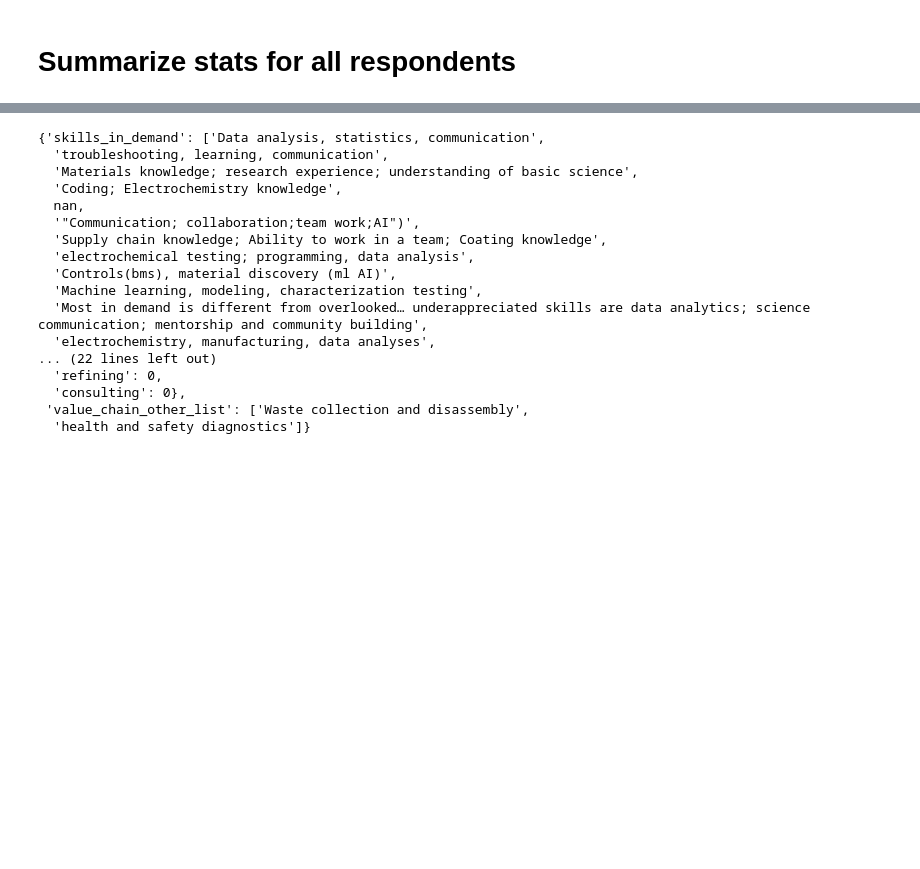
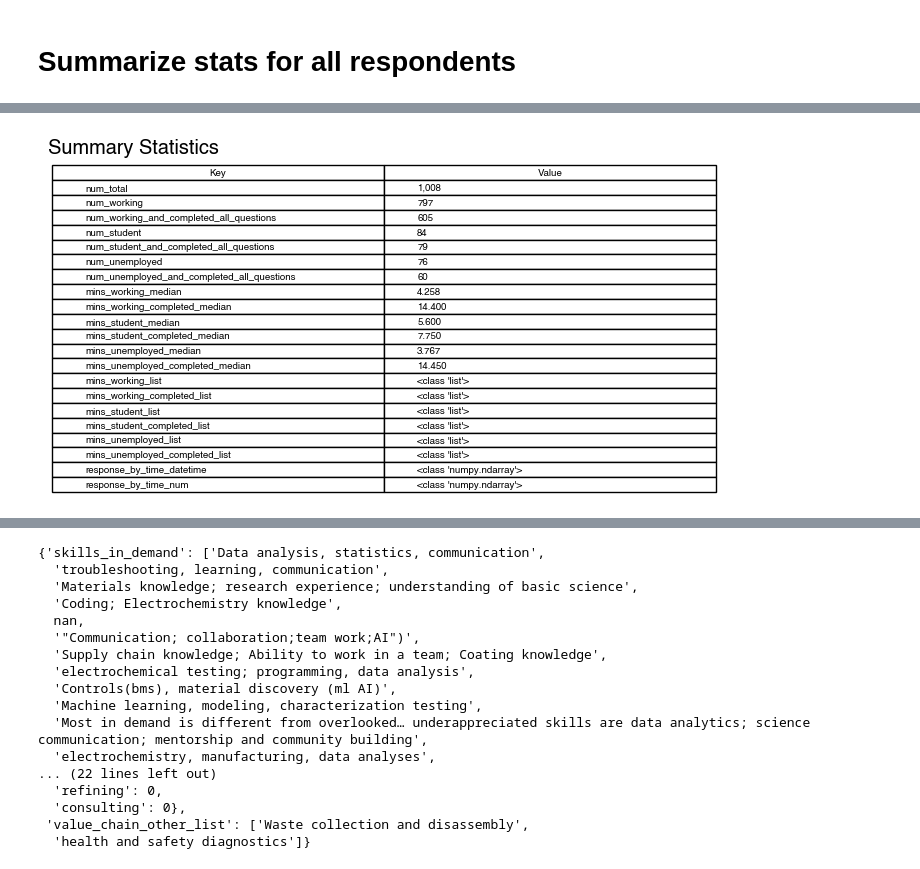
Before and after one commit to wengandrew/battery-talent-census, a Jupyter notebook: notebooks/explore_data.ipynb, the cells around one changed output, grey strips where cells are left out. Saved outputs shown, nothing was run; the diff lists cells and outputs as text; code cells hidden in the pictures; blank space fills up the shorter version.

```diff
--- a/notebooks/explore_data.ipynb
+++ b/notebooks/explore_data.ipynb
@@ -166,5 +161,13 @@ response_by_time_datetime : ['2024-10-04T20:36:11.000000000' '2024-10-04T20:35:2
  '2024-12-16T16:02:03.000000000' '2024-12-16T16:05:31.000000000']
 response_by_time_num : [   1    2    3 ... 1006 1007 1008]
+# %%
+plotter = Plotter()
+plotter.make_table_plot_from_dictionary(res,
+                                        figsize=(7,4),
+                                        title='Summary Statistics',
+                                        saveas='table_summary_stats.png')
+# %% [output]
+[figure, added]
 # %%
 plotter = Plotter()
 
```
Also changed, not shown: parts of 5 cells of this notebook, 10 other files.
